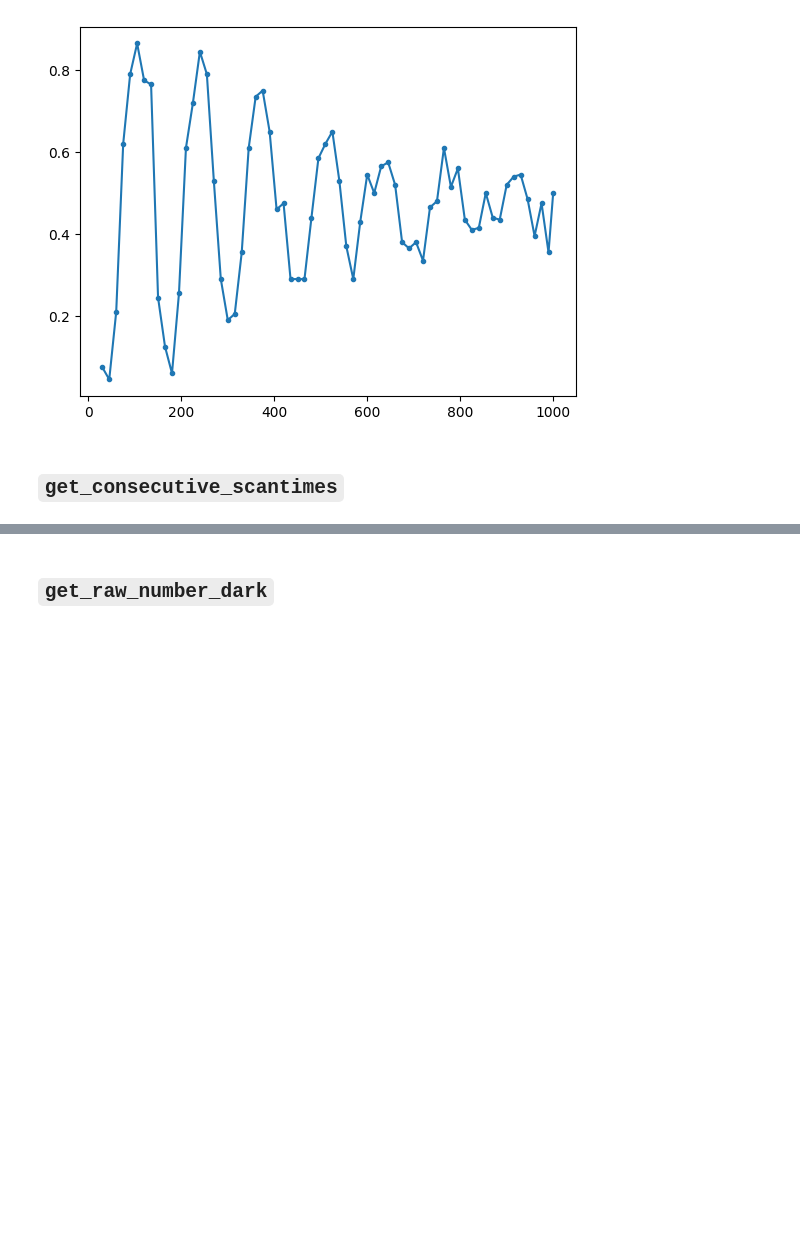
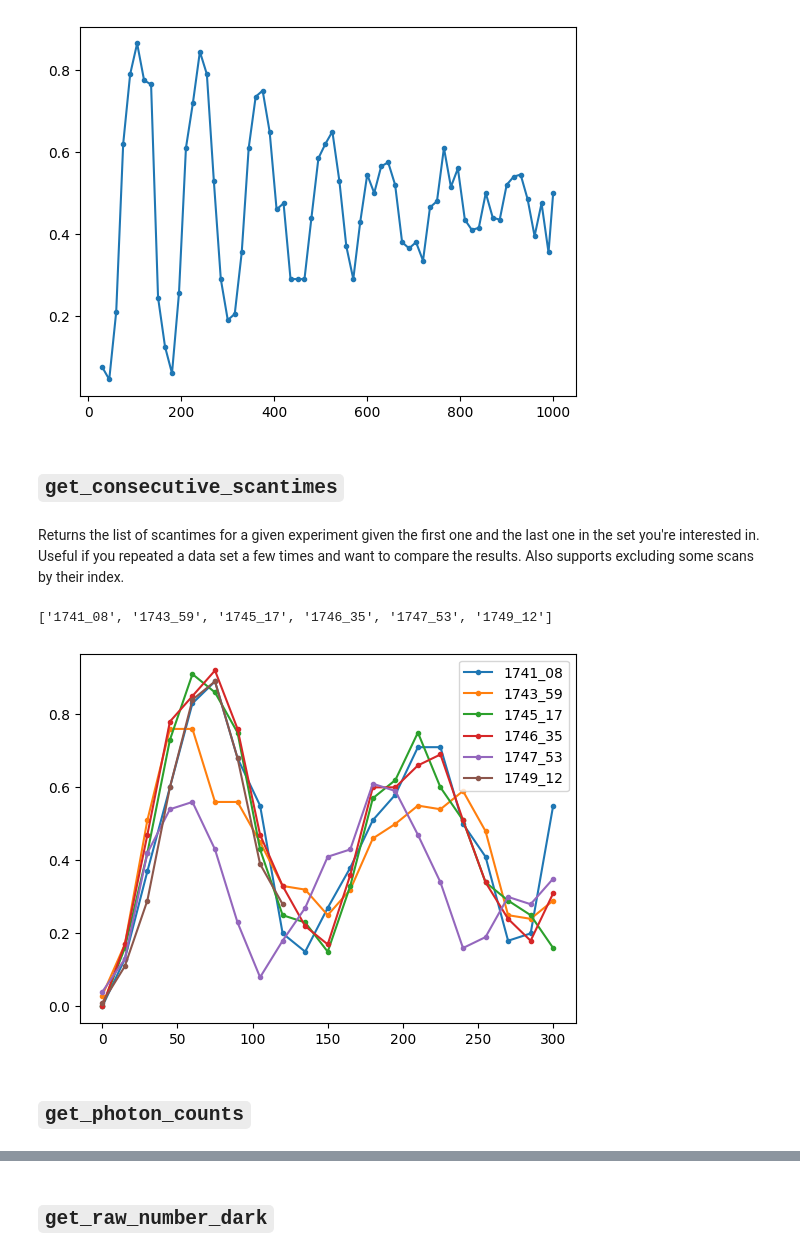
Before and after one commit to HaeffnerLab/Data-Analysis-Tools, a Jupyter notebook: examples/tutorial1_importing_labrad_data.ipynb, the cells around one changed output, grey strips where cells are left out. Drawn from its saved outputs; the diff is of its cells as text; code cells hidden in the pictures; blank space fills up the shorter version.

Commit message:
Finish tutorial notebook for labrad_data_tools

```diff
--- a/examples/tutorial1_importing_labrad_data.ipynb
+++ b/examples/tutorial1_importing_labrad_data.ipynb
@@ -243,3 +244,23 @@ plt.show()
 [figure]
 # %% [markdown]
 ## `get_consecutive_scantimes`
+# %% [markdown]
+Returns the list of scantimes for a given experiment given the first one and the last one in the set you're interested in. Useful if you repeated a data set a few times and want to compare the results. Also supports excluding some scans by their index.
+# %%
+scantimes = ldt.get_consecutive_scantimes('20240801', '1741.08', '1749.12')
+scantimes
+# %% [output]
+['1741_08', '1743_59', '1745_17', '1746_35', '1747_53', '1749_12']
+# %%
+(fig, ax) = plt.subplots()
+
+for scantime in scantimes:
+    (x, y) = ldt.get_data('20240801', scantime)
+    ax.plot(x, y, '.-', label=scantime)
+ax.legend()
+
+plt.show()
+# %% [output]
+[figure, added]
+# %% [markdown]
+## `get_photon_counts`
```
Also changed, not shown: parts of 34 cells of this notebook.
